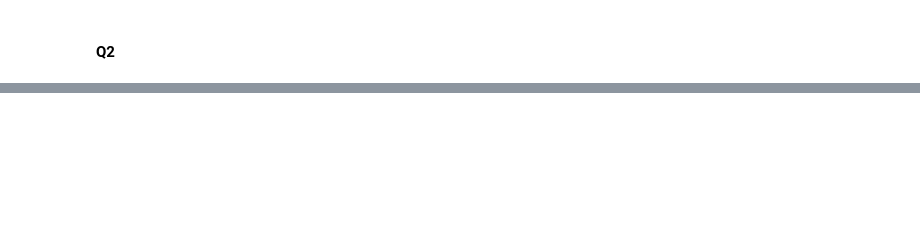
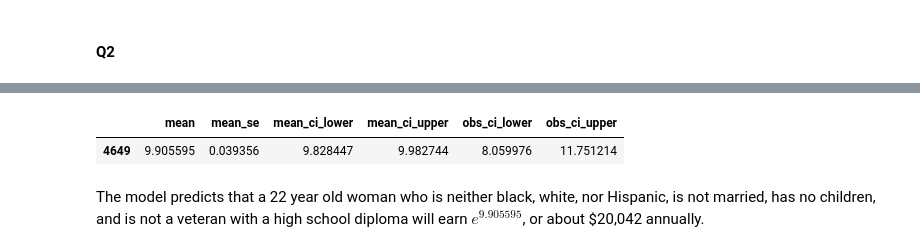
Before and after one commit to rjcampo/Machine-Learning, a Jupyter notebook: Mini Project 1/mini-project-1.ipynb, the cells around one changed output, grey strips where cells are left out. Saved outputs shown, nothing was run; the diff lists cells and outputs as text; code cells hidden in the pictures; blank space fills up the shorter version.

```diff
--- a/Mini Project 1/mini-project-1.ipynb
+++ b/Mini Project 1/mini-project-1.ipynb
@@ -103,0 +319,24 @@ sns.regplot(
+# %%
+col_predict_dat = df_acs.query(
+    "AGE == 22 and "
+    "FEMALE == 1 and "
+    "WHITE == 0 and "
+    "BLACK == 0 and "
+    "HISPANIC == 0 and "
+    "MARRIED == 0 and "
+    "NCHILD == 0 and "
+    "VET == 0 and "
+    "COLDIP == 1 and "
+    "EDUCDC == 16"
+)[predictors]
+
+col_predict_dat = sm.add_constant(col_predict_dat, has_constant="add")
+
+col_prediction = model.get_prediction(col_predict_dat)
+
+col_prediction.summary_frame(alpha=0.05)[:1]
+# %% [output]
+|  | mean | mean_se | mean_ci_lower | mean_ci_upper | obs_ci_lower | obs_ci_upper |
+| 4649 | 9.905595 | 0.039356 | 9.828447 | 9.982744 | 8.059976 | 11.751214 |
+# %% [markdown]
+The model predicts that a 22 year old woman who is neither black, white, nor Hispanic, is not married, has no children, and is not a veteran with a high school diploma will earn $e^{9.905595}$, or about $20,042 annually.
```
Also changed, not shown: parts of 13 cells of this notebook.
